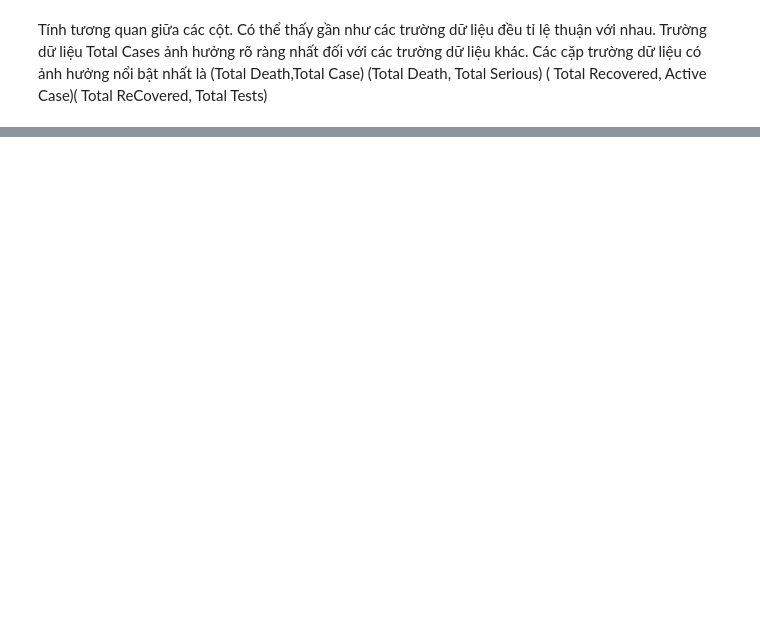
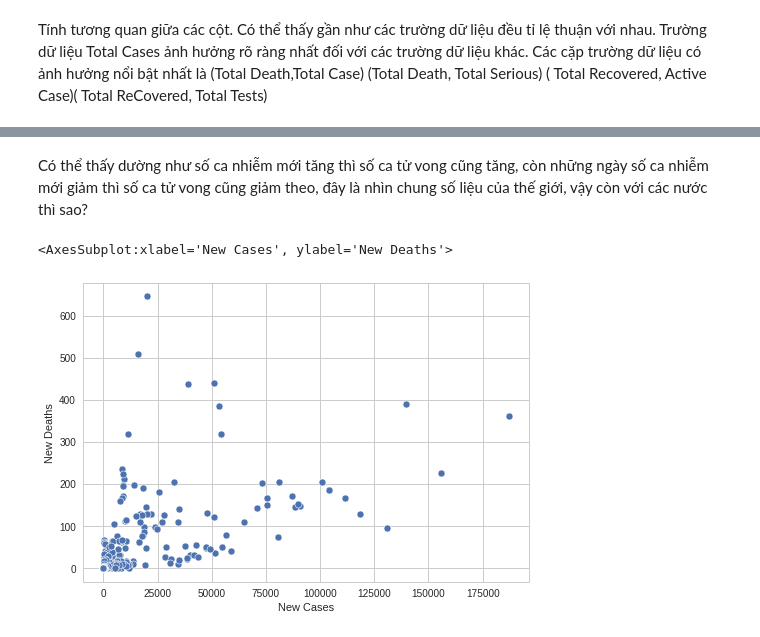
Before and after one commit to LeKiet258/DATA_VIZ_LAB01, a Jupyter notebook: Relationship.ipynb, the cells around one changed output, grey strips where cells are left out. Saved outputs shown, nothing was run; the diff lists cells and outputs as text; code cells hidden in the pictures; blank space fills up the shorter version.

```diff
--- a/Relationship.ipynb
+++ b/Relationship.ipynb
@@ -392,0 +487,7 @@ Tính tương quan giữa các cột. Có thể thấy gần như các trường
+# %% [markdown]
+Có thể thấy dường như số ca nhiễm mới tăng thì số ca tử vong cũng tăng, còn những ngày số ca nhiễm mới giảm thì số ca tử vong cũng giảm theo, đây là nhìn chung số liệu của thế giới, vậy còn với các nước thì sao?
+# %%
+sns.scatterplot(week_df['New Cases'],week_df['New Deaths'])
+# %% [output]
+<AxesSubplot:xlabel='New Cases', ylabel='New Deaths'>
+[figure, added]
```
Also changed, not shown: parts of 23 cells of this notebook.
